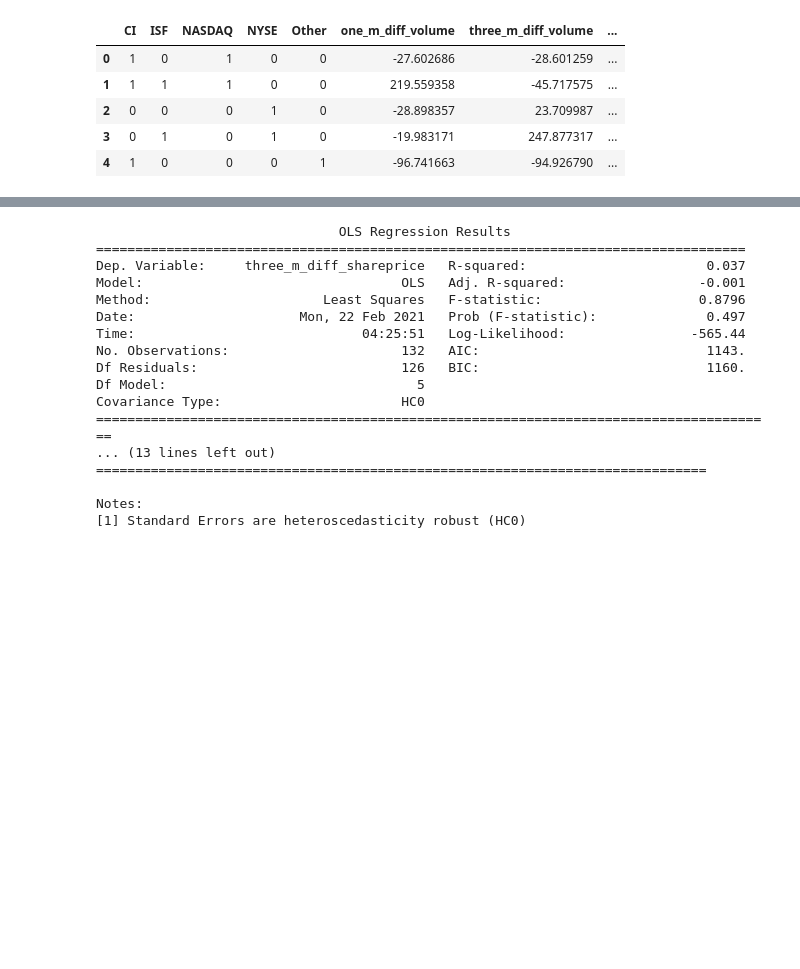
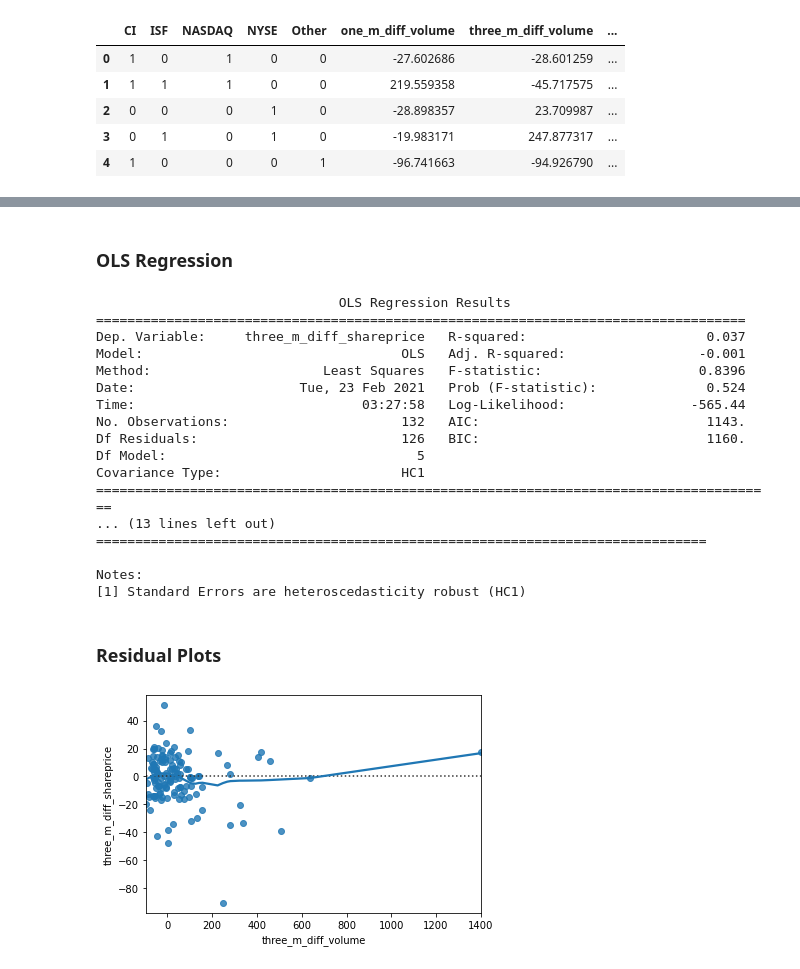
Before and after one commit to SolB77/Managerial-Economics-Senior-Thesis, a Jupyter notebook: Summary Statistics, Regression Analysis, and Visualizations.ipynb, the cells around one changed output, grey strips where cells are left out. Cells and saved outputs as stored; diff of their text form; code cells hidden in the pictures; blank space fills up the shorter version.

```diff
--- a/Summary Statistics, Regression Analysis, and Visualizations.ipynb
+++ b/Summary Statistics, Regression Analysis, and Visualizations.ipynb
@@ -49,21 +105,29 @@ Notes:
+# %% [markdown]
+### OLS Regression
 # %%
-threemresult = sm.ols(formula="three_m_diff_shareprice ~ CI + ISF + NASDAQ + NYSE + three_m_diff_volume", data=data).fit(cov_type='HC0')
-print(threemresult.summary())
+threemresult1 = sm.ols(formula="three_m_diff_shareprice ~ CI + ISF + NASDAQ + NYSE + three_m_diff_volume", data=threemonthdata).fit(cov_type='HC1')
+print(threemresult1.summary())
 # %% [output]
                                OLS Regression Results
 ===================================================================================
 Dep. Variable:     three_m_diff_shareprice   R-squared:                       0.037
 Model:                                 OLS   Adj. R-squared:                 -0.001
-Method:                      Least Squares   F-statistic:                    0.8796
-Date:                     Mon, 22 Feb 2021   Prob (F-statistic):              0.497
-Time:                             04:25:51   Log-Likelihood:                -565.44
+Method:                      Least Squares   F-statistic:                    0.8396
+Date:                     Tue, 23 Feb 2021   Prob (F-statistic):              0.524
+Time:                             03:27:58   Log-Likelihood:                -565.44
 No. Observations:                      132   AIC:                             1143.
 Df Residuals:                          126   BIC:                             1160.
 Df Model:                                5
-Covariance Type:                       HC0
+Covariance Type:                       HC1
 =======================================================================================
 ... (13 lines left out)
 ==============================================================================
 
 Notes:
-[1] Standard Errors are heteroscedasticity robust (HC0)
+[1] Standard Errors are heteroscedasticity robust (HC1)
+# %% [markdown]
+### Residual Plots
+# %%
+ThreeMResidvsVolume = sns.residplot(x='three_m_diff_volume',y='three_m_diff_shareprice',data=threemonthdata, robust=True, lowess=True)
+# %% [output]
+[figure, added]
```
Also changed, not shown: parts of 30 cells of this notebook, 1 other file.
